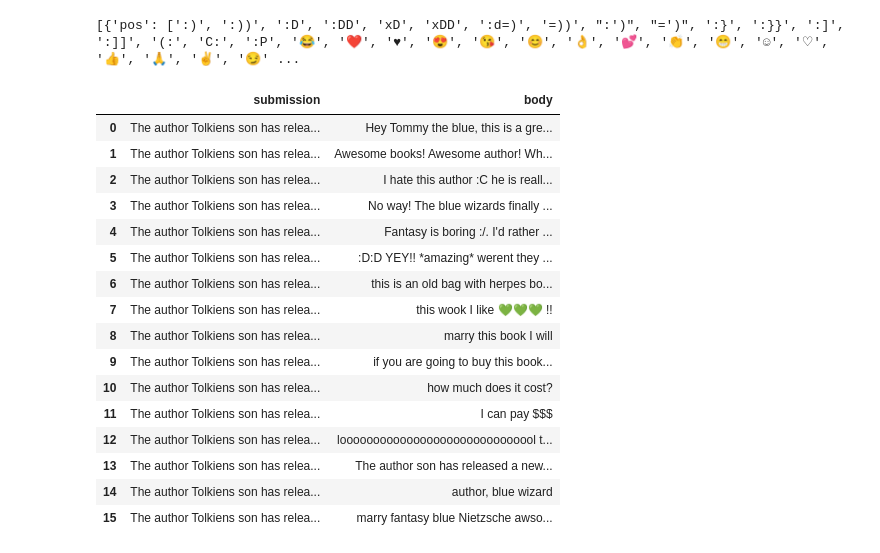
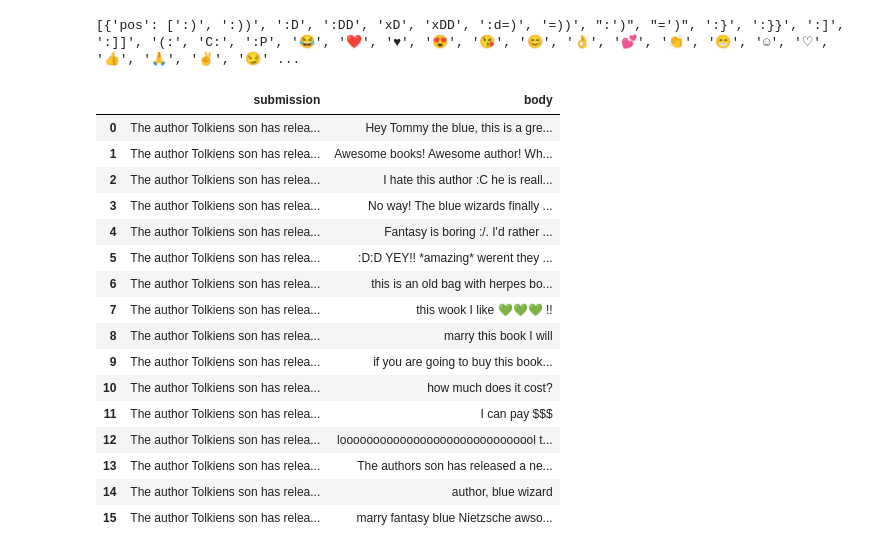
Before and after one commit to halpdesk/parseit, a Jupyter notebook: features.ipynb, the cells around one changed output. Saved outputs shown, nothing was run; the diff lists cells and outputs as text; code cells hidden in the pictures.

```diff
--- a/features.ipynb
+++ b/features.ipynb
@@ -69,35 +69,35 @@ sentences = [
     "No way! The blue wizards finally got a book?? OMG I have to buy it xD 👻",
     "Fantasy is boring :/. I'd rather dive into some Nietzsche and I think everyone should",
     ":D:D YEY!! *amazing* werent they supposed to be?",
     "this is an old bag with herpes book 👎",
     "this wook I like 💚💚💚 !!",
     "marry this book I will",
     "if you are going to buy this book, make sure you get it at towns hall because they have extra t-shirts!",
     "how much does it cost?",
     "I can pay $$$",
     "loooooooooooooooooooooooooooool trolololo",
-    "The author son has released a new fantasy series! The first book is about the Blue wizards! OMG YOU HAVE TO BUY :D:D",
+    "The authors son has released a new fantasy series! The first book is about the Blue wizards! OMG YOU HAVE TO BUY :D:D",
     "author, blue wizard",
     "marry fantasy blue Nietzsche awsome Tommy trolololo",
 ]
 df = pd.DataFrame({"submission": [submission for i in range(len(sentences))], "body": sentences})
 display(df)
 # %% [output]
 |  | submission | body |
 | 0 | The author Tolkiens son has relea... | Hey Tommy the blue, this is a gre... |
 | 1 | The author Tolkiens son has relea... | Awesome books! Awesome author! Wh... |
 | 2 | The author Tolkiens son has relea... | I hate this author :C he is reall... |
 | 3 | The author Tolkiens son has relea... | No way! The blue wizards finally ... |
 | 4 | The author Tolkiens son has relea... | Fantasy is boring :/. I'd rather ... |
 | 5 | The author Tolkiens son has relea... | :D:D YEY!! *amazing* werent they ... |
 | 6 | The author Tolkiens son has relea... | this is an old bag with herpes bo... |
 | 7 | The author Tolkiens son has relea... | this wook I like 💚💚💚 !! |
 | 8 | The author Tolkiens son has relea... | marry this book I will |
 | 9 | The author Tolkiens son has relea... | if you are going to buy this book... |
 | 10 | The author Tolkiens son has relea... | how much does it cost? |
 | 11 | The author Tolkiens son has relea... | I can pay $$$ |
 | 12 | The author Tolkiens son has relea... | loooooooooooooooooooooooooooool t... |
-| 13 | The author Tolkiens son has relea... | The author son has released a new... |
+| 13 | The author Tolkiens son has relea... | The authors son has released a ne... |
 | 14 | The author Tolkiens son has relea... | author, blue wizard |
 | 15 | The author Tolkiens son has relea... | marry fantasy blue Nietzsche awso... |
 # %%
```
Also changed, not shown: parts of 1 cell of this notebook, 1 other file.
